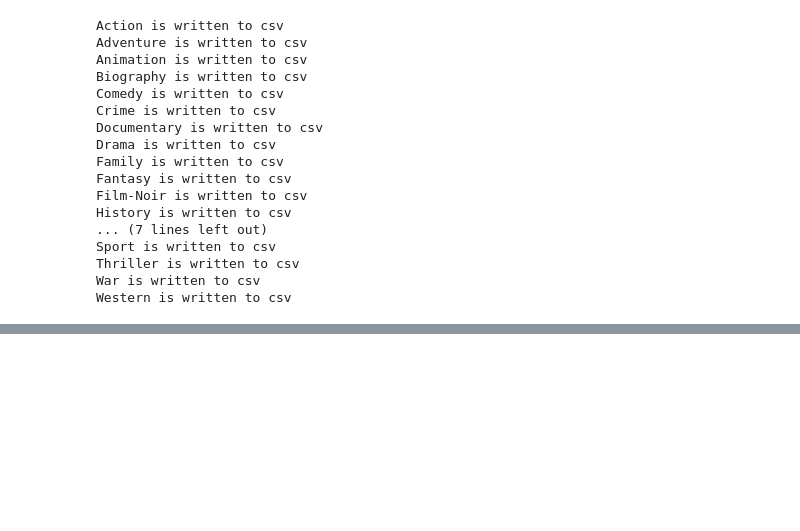
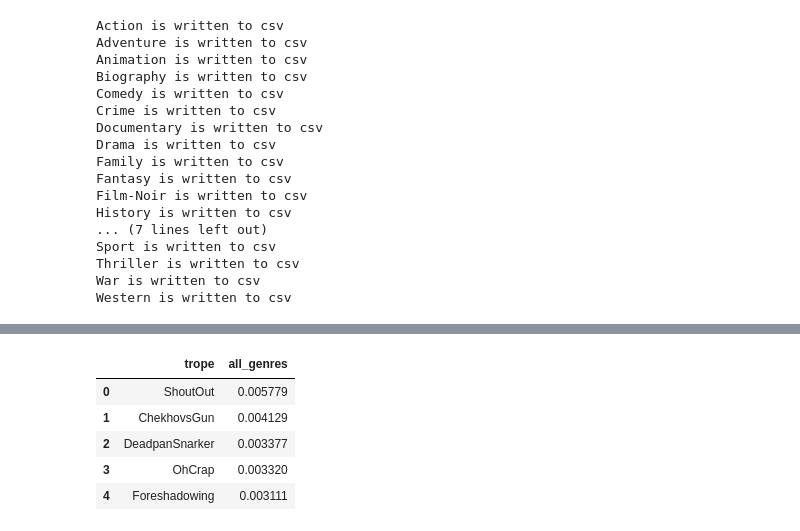
Before and after one commit to PeiZhangOSU/TV_Tropes_Exploratory, a Jupyter notebook: TVtropes.ipynb, the cells around one changed output, grey strips where cells are left out. Saved outputs shown, nothing was run; the diff lists cells and outputs as text; code cells hidden in the pictures; blank space fills up the shorter version.

```diff
--- a/TVtropes.ipynb
+++ b/TVtropes.ipynb
@@ -567,0 +695,9 @@ plot_heatmap(heatmap_df, title='Trope Frequency in Each Genre', path='freq_heatm
+# %%
+freqs_each_genre_df.head()
+# %% [output]
+|  | trope | all_genres |
+| 0 | ShoutOut | 0.005779 |
+| 1 | ChekhovsGun | 0.004129 |
+| 2 | DeadpanSnarker | 0.003377 |
+| 3 | OhCrap | 0.003320 |
+| 4 | Foreshadowing | 0.003111 |
```
Also changed, not shown: parts of 17 cells of this notebook.
